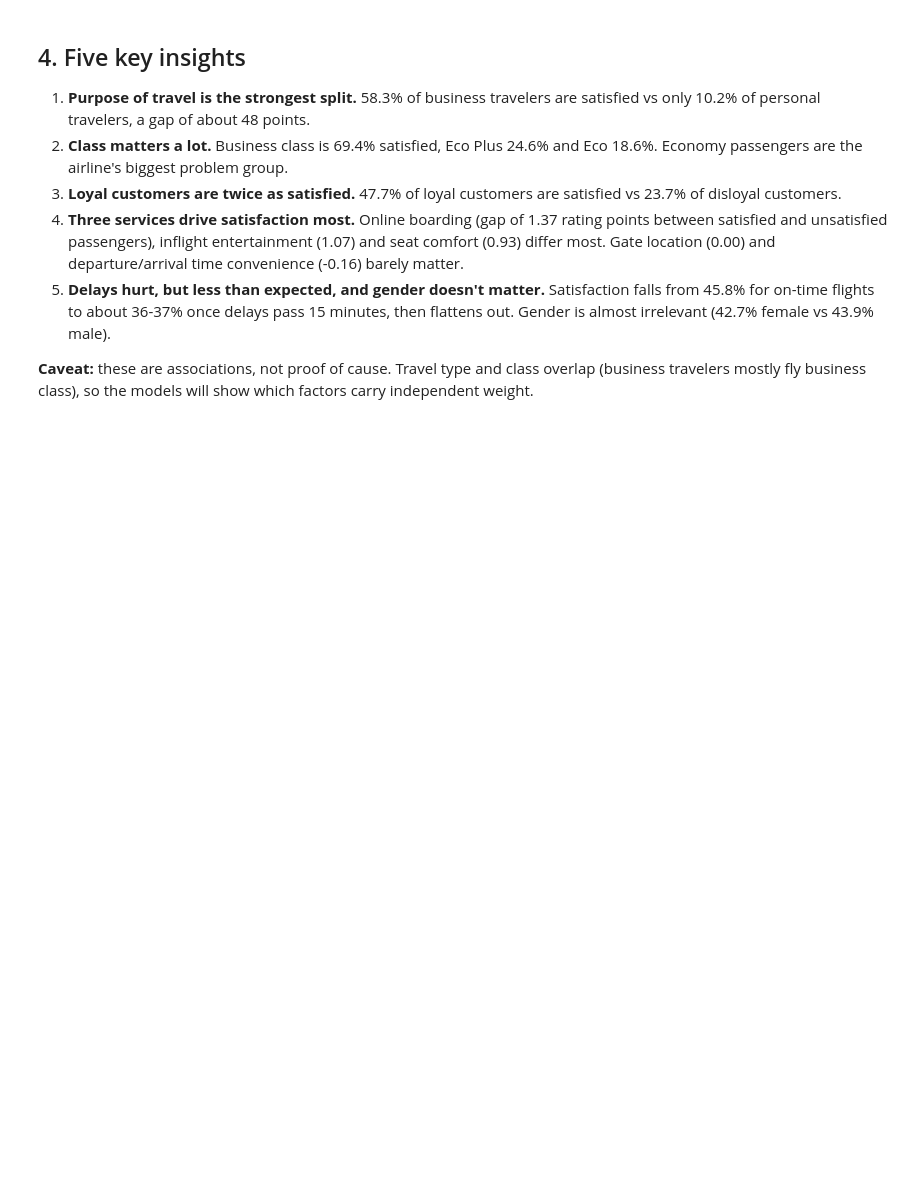
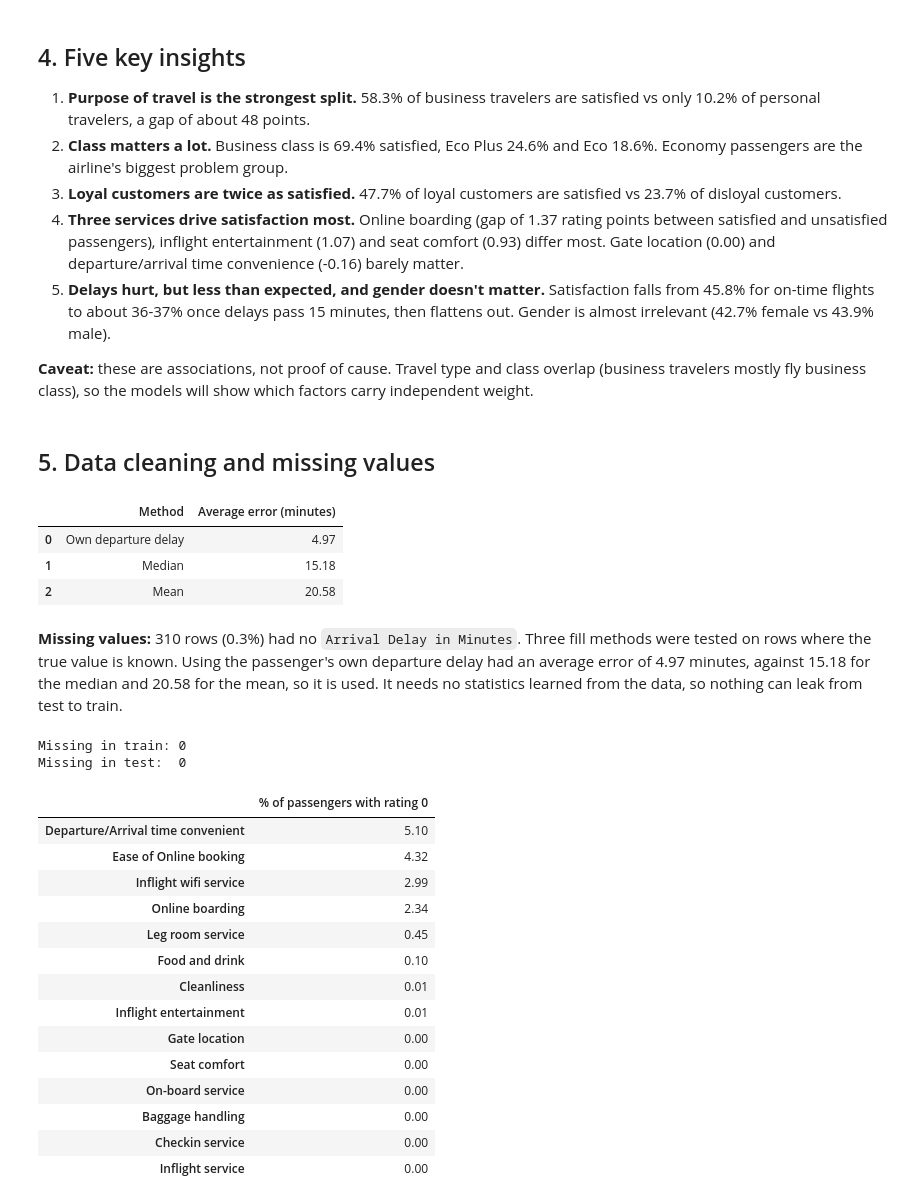
Before and after one commit to yashvardhanshah/airline-classification, a Jupyter notebook: notebooks/01_eda.ipynb, the cells around one changed output. Saved outputs shown, nothing was run; the diff lists cells and outputs as text; code cells hidden in the pictures; blank space fills up the shorter version.

```diff
--- a/notebooks/01_eda.ipynb
+++ b/notebooks/01_eda.ipynb
@@ -248,3 +248,63 @@ Missing Arrival Delay: 310
 5. **Delays hurt, but less than expected, and gender doesn't matter.** Satisfaction falls from 45.8% for on-time flights to about 36-37% once delays pass 15 minutes, then flattens out. Gender is almost irrelevant (42.7% female vs 43.9% male).
 
 **Caveat:** these are associations, not proof of cause. Travel type and class overlap (business travelers mostly fly business class), so the models will show which factors carry independent weight.
+# %% [markdown]
+## 5. Data cleaning and missing values
+# %%
+known = train.dropna(subset=["Arrival Delay in Minutes"])
+actual = known["Arrival Delay in Minutes"]
+
+guesses = {
+    "Own departure delay": known["Departure Delay in Minutes"],
+    "Median": actual.median(),
+    "Mean": actual.mean(),
+}
+
+rows = []
+for name, guess in guesses.items():
+    error = (actual - guess).abs().mean()
+    rows.append([name, round(error, 2)])
+
+pd.DataFrame(rows, columns=["Method", "Average error (minutes)"])
+# %% [output]
+|  | Method | Average error (minutes) |
+| 0 | Own departure delay | 4.97 |
+| 1 | Median | 15.18 |
+| 2 | Mean | 20.58 |
+# %% [markdown]
+**Missing values:** 310 rows (0.3%) had no `Arrival Delay in Minutes`. Three fill methods were tested on rows where the true value is known. Using the passenger's own departure delay had an average error of 4.97 minutes, against 15.18 for the median and 20.58 for the mean, so it is used. It needs no statistics learned from the data, so nothing can leak from test to train.
+# %%
+def clean(df):
+    df = df.drop(columns=["Unnamed: 0", "id"]).copy()
+    df["Arrival Delay in Minutes"] = df["Arrival Delay in Minutes"].fillna(df["Departure Delay in Minutes"])
+    return df
+
+train_c = clean(train)
+test_c = clean(test)
+
+print("Missing in train:", train_c.isna().sum().sum())
+print("Missing in test: ", test_c.isna().sum().sum())
+# %% [output]
+Missing in train: 0
+Missing in test:  0
+# %%
+zero_share = (train_c[rating_cols] == 0).mean() * 100
+zero_share = zero_share.round(2).sort_values(ascending=False)
+
+pd.DataFrame({"% of passengers with rating 0": zero_share})
+# %% [output]
+|  | % of passengers with rating 0 |
+| Departure/Arrival time convenient | 5.10 |
+| Ease of Online booking | 4.32 |
+| Inflight wifi service | 2.99 |
+| Online boarding | 2.34 |
+| Leg room service | 0.45 |
+| Food and drink | 0.10 |
+| Cleanliness | 0.01 |
+| Inflight entertainment | 0.01 |
+| Gate location | 0.00 |
+| Seat comfort | 0.00 |
+| On-board service | 0.00 |
+| Baggage handling | 0.00 |
+| Checkin service | 0.00 |
+| Inflight service | 0.00 |
```
Also changed, not shown: parts of 34 cells of this notebook.
